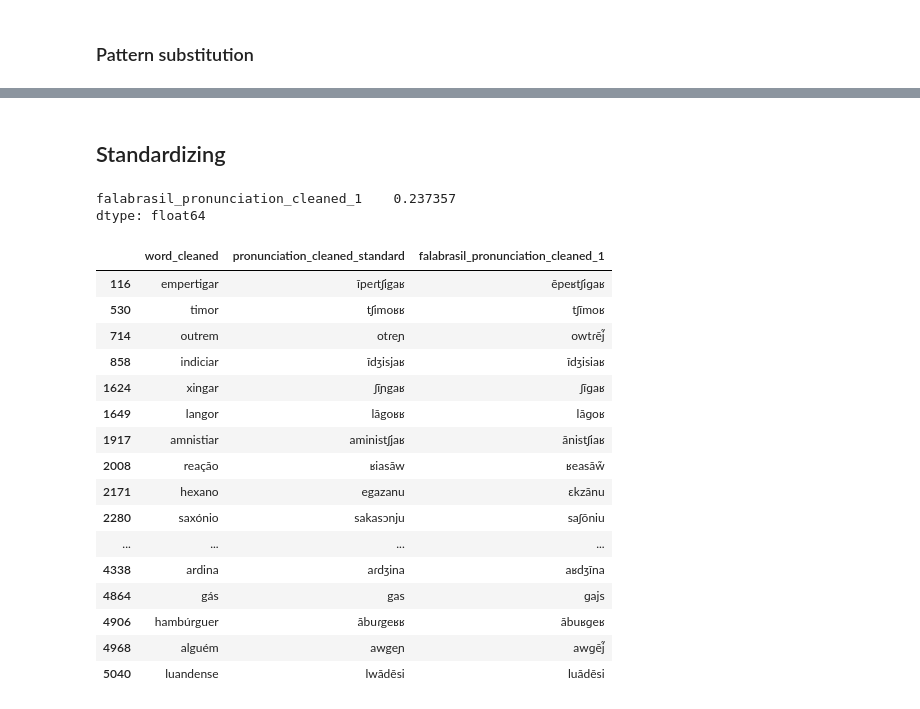
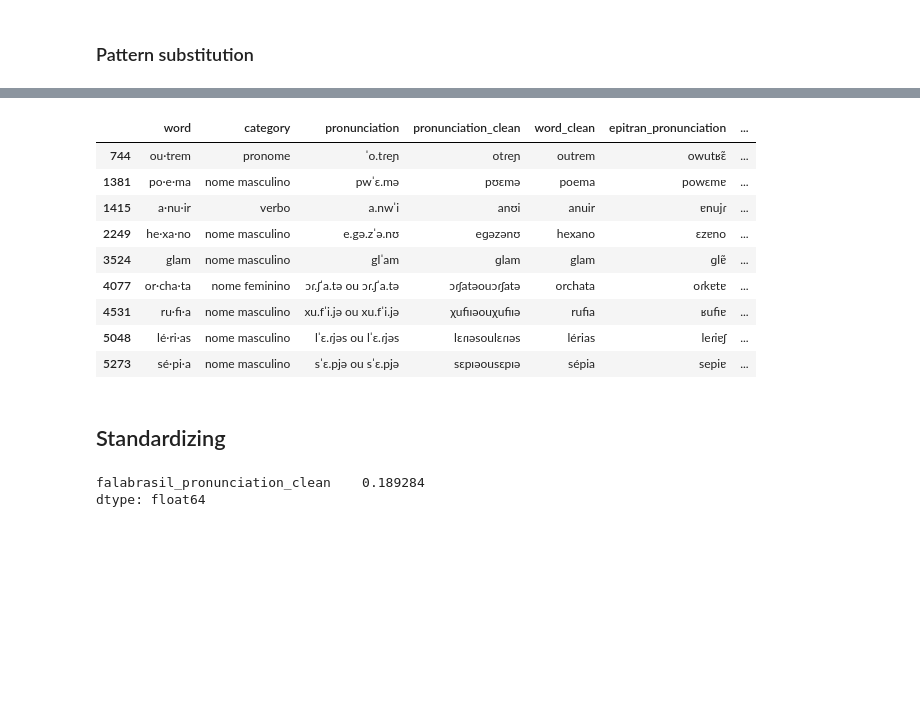
Before and after one commit to caiocrocha/Brazilian_Portuguese_Quick_APT, a Jupyter notebook: g2p-benchmark.ipynb, the cells around one changed output, grey strips where cells are left out. Saved outputs shown, nothing was run; the diff lists cells and outputs as text; code cells hidden in the pictures; blank space fills up the shorter version.

```diff
--- a/g2p-benchmark.ipynb
+++ b/g2p-benchmark.ipynb
@@ -415,23 +493,54 @@ dtype: float64
+# %%
+df_cer = df_val.apply(lambda row: [cer(row['pronunciation_clean'], row[col]) \
+                                   for col in cols
+                                  ],
+                      axis=1, result_type='expand')
+df_cer.columns = cols
+# %%
+highest_error = df_cer[df_cer['falabrasil_pronunciation_clean'] > 0.7].index
+index = df_val.loc[highest_error, ['word_clean', 'pronunciation_clean', 'falabrasil_pronunciation_clean']].index
+df_val.loc[index]
+# %% [output]
+|  | word | category | pronunciation | pronunciation_clean | word_clean | epitran_pronunciation | ... |
+| 744 | ou·trem | pronome | ˈo.tɾeɲ | otɾeɲ | outrem | owutʁɛ̃ | ... |
+| 1381 | po·e·ma | nome masculino | pwˈɛ.mə | pʊɛmə | poema | powɛmɐ | ... |
+| 1415 | a·nu·ir | verbo | a.nwˈi | anʊi | anuir | ɐnujɾ | ... |
+| 2249 | he·xa·no | nome masculino | e.gə.zˈə.nʊ | eɡəzənʊ | hexano | ɛzɐno | ... |
+| 3524 | glam | nome masculino | glˈam | ɡlam | glam | ɡlɐ̃ | ... |
+| 4077 | or·cha·ta | nome feminino | ɔɾ.ʃˈa.tə ou ɔɾ.ʃˈa.tə | ɔɾʃatəouɔɾʃatə | orchata | oɾkɐtɐ | ... |
+| 4531 | ru·fi·a | nome masculino | xu.fˈi.jə ou xu.fˈi.jə | χufiɪəouχufiɪə | rufia | ʁufiɐ | ... |
+| 5048 | lé·ri·as | nome masculino | lˈɛ.ɾjəs ou lˈɛ.ɾjəs | lɛɾɪəsoulɛɾɪəs | lérias | leɾiɐʃ | ... |
+| 5273 | sé·pi·a | nome masculino | sˈɛ.pjə ou sˈɛ.pjə | sɛpɪəousɛpɪə | sépia | sepiɐ | ... |
 # %% [markdown]
 ## Standardizing
 # %%
-df_val['pronunciation_cleaned_standard'] = df_val['pronunciation_cleaned'].apply(
+df_val['pronunciation_clean_standard'] = df_val['pronunciation_clean'].apply(
     lambda v: v.replace('ə̃', 'ã').replace('ə', 'a').replace('ʊ', 'u')\
     .replace('x', 'ʁ').replace('iɲ', 'ĩ').replace('ẽj', 'ẽ')
 )
-df_val['pronunciation_cleaned_standard'] = df_val['pronunciation_cleaned_standard'].apply(lambda v: re.sub(r'(.)\1+', r'\1', v))
-df_val['pronunciation_cleaned_standard'] = df_val.apply(lambda row: re.sub('iz', 'ez', row['pronunciation_cleaned_standard']) if re.search('ex[eé]', row['word_cleaned']) else row['pronunciation_cleaned_standard'], axis=1)
-df_val['pronunciation_cleaned_standard'] = df_val.apply(lambda row: re.sub('[ʁɾ]*$', 'ʁ', row['pronunciation_cleaned_standard']) if re.search('[aeiou]r$', row['word_cleaned']) else row['pronunciation_cleaned_standard'], axis=1)
+df_val['pronunciation_clean_standard'] = df_val['pronunciation_clean_standard'].apply(
+    lambda v: re.sub(r'(.)\1+', r'\1', v))
+df_val['pronunciation_clean_standard'] = df_val.apply(
+    lambda row: re.sub('iz', 'ez', row['pronunciation_clean_standard']) \
+    if re.search('ex[eé]', row['word_clean']) \
+    else row['pronunciation_clean_standard'], axis=1)
+df_val['pronunciation_clean_standard'] = df_val.apply(
+    lambda row: re.sub('[ʁɾ]*$', 'ʁ', row['pronunciation_clean_standard']) \
+    if re.search('[aeiou]r$', row['word_clean']) \
+    else row['pronunciation_clean_standard'], axis=1)
 
-df_val['pronunciation_cleaned_standard'] = df_val['pronunciation_cleaned_standard'].apply(lambda v: re.sub('ɾ$', 'ʁ', v))
-df_val['pronunciation_cleaned_standard'] = df_val['pronunciation_cleaned_standard'].apply(lambda v: re.sub('ɾ([ptnvdmlskxfɲgzʃbʒʎhɫŋ])', r'ʁ\1', v))
+df_val['pronunciation_clean_standard'] = df_val['pronunciation_clean_standard'].apply(
+    lambda v: re.sub('ɾ$', 'ʁ', v))
+df_val['pronunciation_clean_standard'] = df_val['pronunciation_clean_standard'].apply(
+    lambda v: re.sub('ɾ([ptnvdmlskxfɲgzʃbʒʎhɫŋ])', r'ʁ\1', v))
 
-df_val.loc[3024, 'pronunciation_cleaned_standard'] = 'mikrovowtʃ' # corrige pronuncia de microvolt
-cer_standard_falabrasil = pd.Series(get_cer(df_val, 'pronunciation_cleaned_standard',
-                           ['falabrasil_pronunciation_cleaned_1']
+df_val.loc[3024, 'pronunciation_clean_standard'] = 'mikrovowtʃ' # corrige pronuncia de microvolt
+cer_standard_falabrasil = pd.Series(get_cer_df(df_val,
+                            'pronunciation_clean_standard',
+                           ['falabrasil_pronunciation_clean']
                         )
                     )
 print(cer_standard_falabrasil)
 # %% [output]
-falabrasil_pronunciation_cleaned_1    0.237357
+falabrasil_pronunciation_clean    0.189284
 dtype: float64
@@ -454,21 +546,0 @@ standard_df_cer.columns = cols_1
-# %%
-highest_error = standard_df_cer[standard_df_cer['falabrasil_pronunciation_cleaned_1'] > 0.5].index
-df_val.loc[highest_error, ['word_cleaned', 'pronunciation_cleaned_standard', 'falabrasil_pronunciation_cleaned_1']]
-# %% [output]
-|  | word_cleaned | pronunciation_cleaned_standard | falabrasil_pronunciation_cleaned_1 |
-| 116 | empertigar | ĩpeɾtʃigaʁ | ẽpeʁtʃiɡaʁ |
-| 530 | timor | tʃimoʁʁ | tʃĩmoʁ |
-| 714 | outrem | otɾeɲ | owtɾẽj̃ |
-| 858 | indiciar | ĩdʒisjaʁ | ĩdʒisiaʁ |
-| 1624 | xingar | ʃĩɲgaʁ | ʃĩɡaʁ |
-| 1649 | langor | lãgoʁʁ | lãɡoʁ |
-| 1917 | amnistiar | aministʃjaʁ | ãnistʃiaʁ |
-| 2008 | reação | ʁiasãw | ʁeasãw̃ |
-| 2171 | hexano | egazanu | ɛkzãnu |
-| 2280 | saxónio | sakasɔnju | saʃõniu |
-| ... | ... | ... | ... |
-| 4338 | ardina | aɾdʒina | aʁdʒĩna |
-| 4864 | gás | gas | ɡajs |
-| 4906 | hambúrguer | ãbuɾgeʁʁ | ãbuʁɡeʁ |
-| 4968 | alguém | awgeɲ | awɡẽj̃ |
-| 5040 | luandense | lwãdẽsi | luãdẽsi |
```
Also changed, not shown: parts of 35 cells of this notebook.
